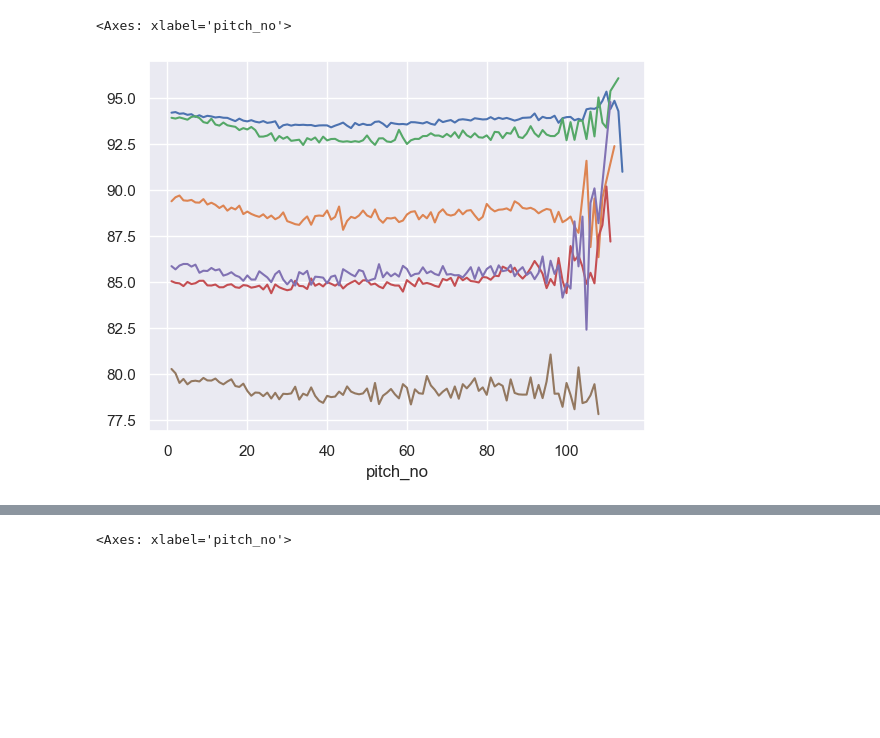
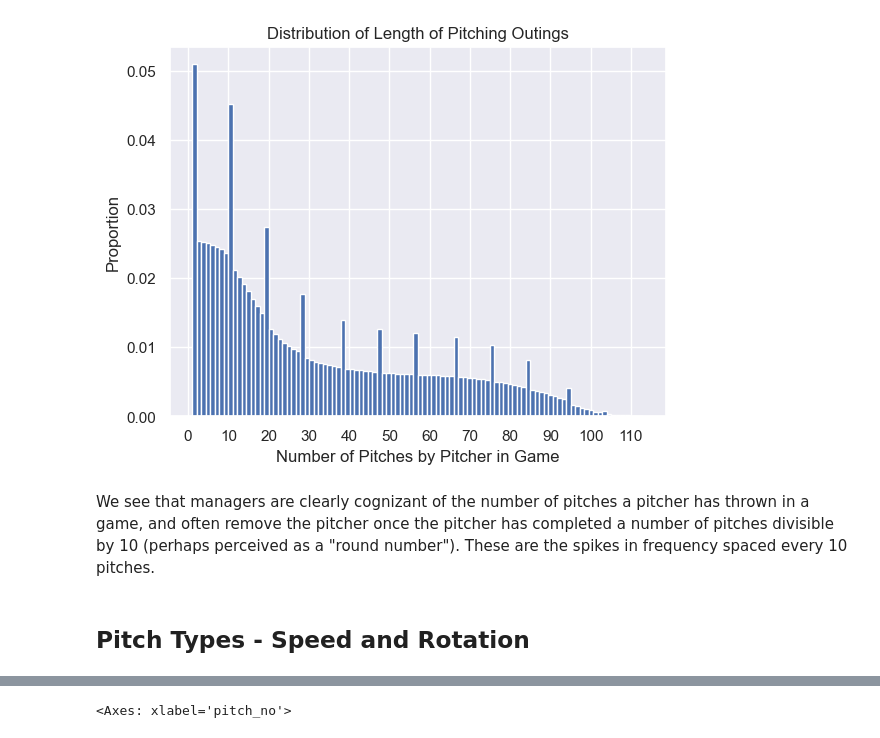
Before and after one commit to ritzba/pitching-fatigue, a Jupyter notebook: code/02_EDA.ipynb, the cells around one changed output, grey strips where cells are left out. Saved outputs shown, nothing was run; the diff lists cells and outputs as text; code cells hidden in the pictures; blank space fills up the shorter version.

```diff
--- a/code/02_EDA.ipynb
+++ b/code/02_EDA.ipynb
@@ -228,6 +0,0 @@ pitches['fatigue'] = pitches['pitch_no'] ** 2
-# %%
-pitches['vz0*2'] = pitches['vz0'] ** 2
-# %%
-pitches['pfx_z*2'] = pitches['pfx_z'] ** 2
-# %%
-pitches['plate_z*2'] = pitches['plate_z'] ** 2
@@ -301,10 +0,0 @@ pitches['pitch_no'].hist(bins = 100)
-# %%
-pitches[pitches['pitch_type'] == 'FF'].groupby('pitch_no')['release_speed'].mean().plot()
-pitches[pitches['pitch_type'] == 'FC'].groupby('pitch_no')['release_speed'].mean().plot()
-pitches[pitches['pitch_type'] == 'SI'].groupby('pitch_no')['release_speed'].mean().plot()
-pitches[pitches['pitch_type'] == 'SL'].groupby('pitch_no')['release_speed'].mean().plot()
-pitches[pitches['pitch_type'] == 'CH'].groupby('pitch_no')['release_speed'].mean().plot()
-pitches[pitches['pitch_type'] == 'CU'].groupby('pitch_no')['release_speed'].mean().plot()
-# %% [output]
-<Axes: xlabel='pitch_no'>
-[figure, removed]
@@ -310,0 +10,15 @@ pitches[pitches['pitch_type'] == 'CU'].groupby('pitch_no')['release_speed'].mean
+# %%
+with lzma.open("../data/pitches.xz", "rb") as f:
+    pitches = pickle.load(f)
+# %%
+plt.title('Distribution of Length of Pitching Outings')
+plt.ylabel('Proportion')
+plt.xlabel('Number of Pitches by Pitcher in Game')
+plt.xticks(ticks = np.arange(0,120,10))
+pitches['pitch_no'].hist(bins = 100, density = True);
+# %% [output]
+[figure, added]
+# %% [markdown]
+We see that managers are clearly cognizant of the number of pitches a pitcher has thrown in a game, and often remove the pitcher once the pitcher has completed a number of pitches divisible by 10 (perhaps perceived as a "round number").  These are the spikes in frequency spaced every 10 pitches.
+# %% [markdown]
+## Pitch Types - Speed and Rotation
```
Also changed, not shown: parts of 66 cells of this notebook.
